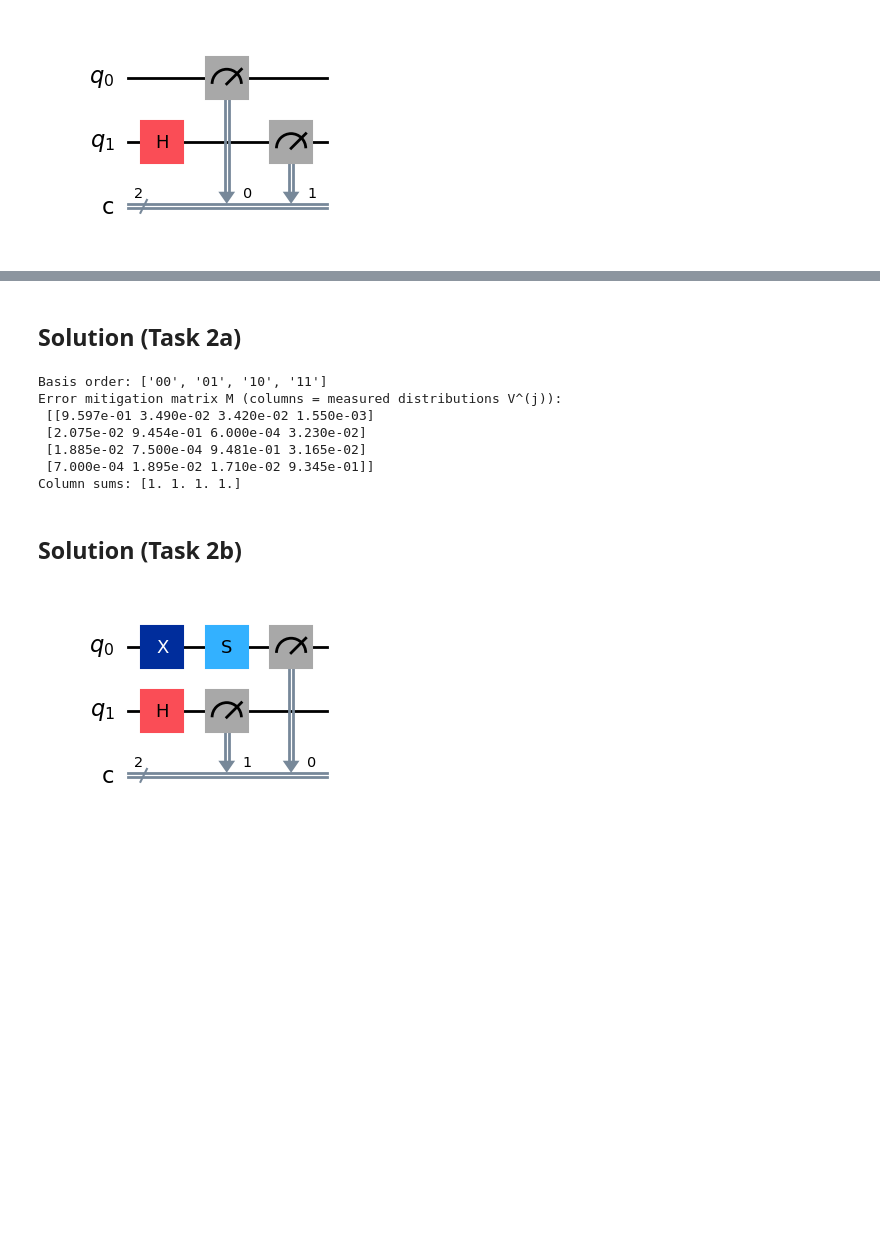
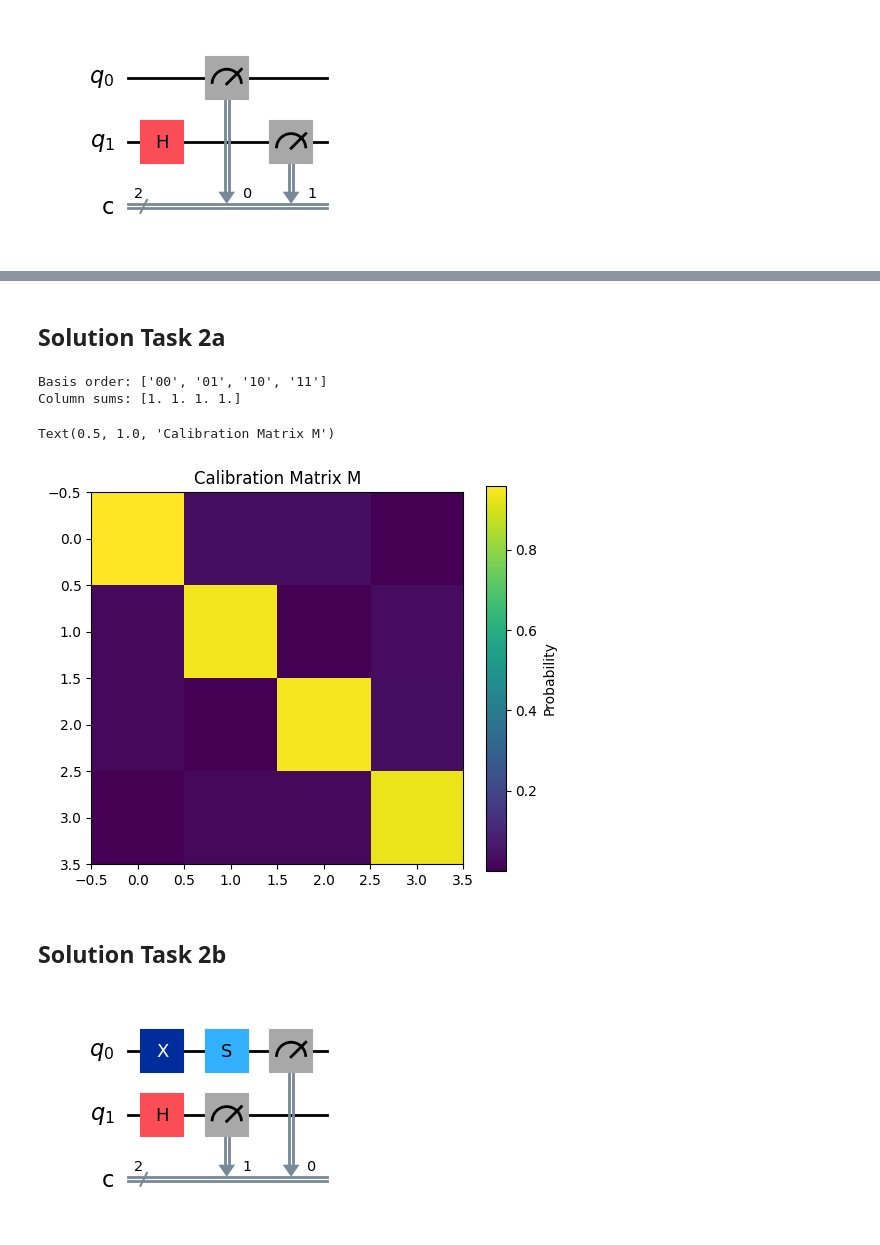
Before and after one commit to Potatotime13/AQC, a Jupyter notebook: TutorialErrorMitigation.ipynb, the cells around one changed output, grey strips where cells are left out. Cells and saved outputs as stored; diff of their text form; code cells hidden in the pictures; blank space fills up the shorter version.

```diff
--- a/TutorialErrorMitigation.ipynb
+++ b/TutorialErrorMitigation.ipynb
@@ -222,5 +230,5 @@ V (noisy): [0.49465, 0.0103, 0.48565, 0.0094] sum= 1.0
 # %% [markdown]
-## Solution (Task 2a)
+## Solution Task 2a
 # %%
 # Task 2a (Qiskit): Construct the 2-qubit error mitigation matrix M via calibration circuits
 # Same setup style as before: AerSimulator + NoiseModel, producing probability vectors over ["00","01","10","11"].
@@ -245,14 +253,6 @@ noisy_sim = AerSimulator(noise_model=noise_model)
 # ----------------------------
 # Helpers
 # ----------------------------
-BASIS = ["00", "01", "10", "11"]
-
-def counts_to_prob_vector(counts, shots, basis=BASIS):
-    vec = np.array([counts.get(b, 0) / shots for b in basis], dtype=float)
-    s = vec.sum()
-    if s > 0:
-        vec /= s
-    return vec
 
 def prep_basis_state_circuit(bitstring, n_qubits=2):
     """
@@ -277,36 +277,37 @@ def prep_basis_state_circuit(bitstring, n_qubits=2):
     qc.measure(range(n_qubits), range(n_qubits))
     return qc
 
 # ----------------------------
 # Construct M: columns are V^(j) for prepared basis state j
 # ----------------------------
 shots = 20_000
 n_qubits = 2
 dim = 2**n_qubits
 
 M = np.zeros((dim, dim), dtype=float)
 
 for col, state in enumerate(BASIS):
     calib_circuit = prep_basis_state_circuit(state, n_qubits=n_qubits)
     result = noisy_sim.run(calib_circuit, shots=shots).result()
     counts = result.get_counts()
     Vj = counts_to_prob_vector(counts, shots, basis=BASIS)  # measurement outcome distribution
     M[:, col] = Vj  # assign as column
 
 # Sanity checks
 # Each column should sum to 1 (it is a probability distribution)
 col_sums = M.sum(axis=0)
 if not np.allclose(col_sums, np.ones(dim), atol=1e-3):
     raise RuntimeError(f"Calibration columns not normalized. Column sums: {col_sums}")
 
 print("Basis order:", BASIS)
-print("Error mitigation matrix M (columns = measured distributions V^(j)):\n", M)
 print("Column sums:", col_sums)
+
+plt.figure(figsize=(6,5))
+plt.imshow(M, cmap='viridis', interpolation='nearest')
+plt.colorbar(label='Probability')
+plt.title('Calibration Matrix M')
 # %% [output]
 Basis order: ['00', '01', '10', '11']
-Error mitigation matrix M (columns = measured distributions V^(j)):
- [[9.597e-01 3.490e-02 3.420e-02 1.550e-03]
- [2.075e-02 9.454e-01 6.000e-04 3.230e-02]
- [1.885e-02 7.500e-04 9.481e-01 3.165e-02]
- [7.000e-04 1.895e-02 1.710e-02 9.345e-01]]
 Column sums: [1. 1. 1. 1.]
+Text(0.5, 1.0, 'Calibration Matrix M')
+[figure, added]
@@ -316,5 +314,5 @@ px.imshow(M)
 # %% [markdown]
-## Solution (Task 2b)
+## Solution Task 2b
 # %%
 # Task 2b (Qiskit): Run the given 2-qubit circuit with few shots, mitigate using M from Task 2a, compare
 # Assumes you already executed Task 2a code and therefore have:
```
Also changed, not shown: parts of 18 cells of this notebook, 1 other file.
